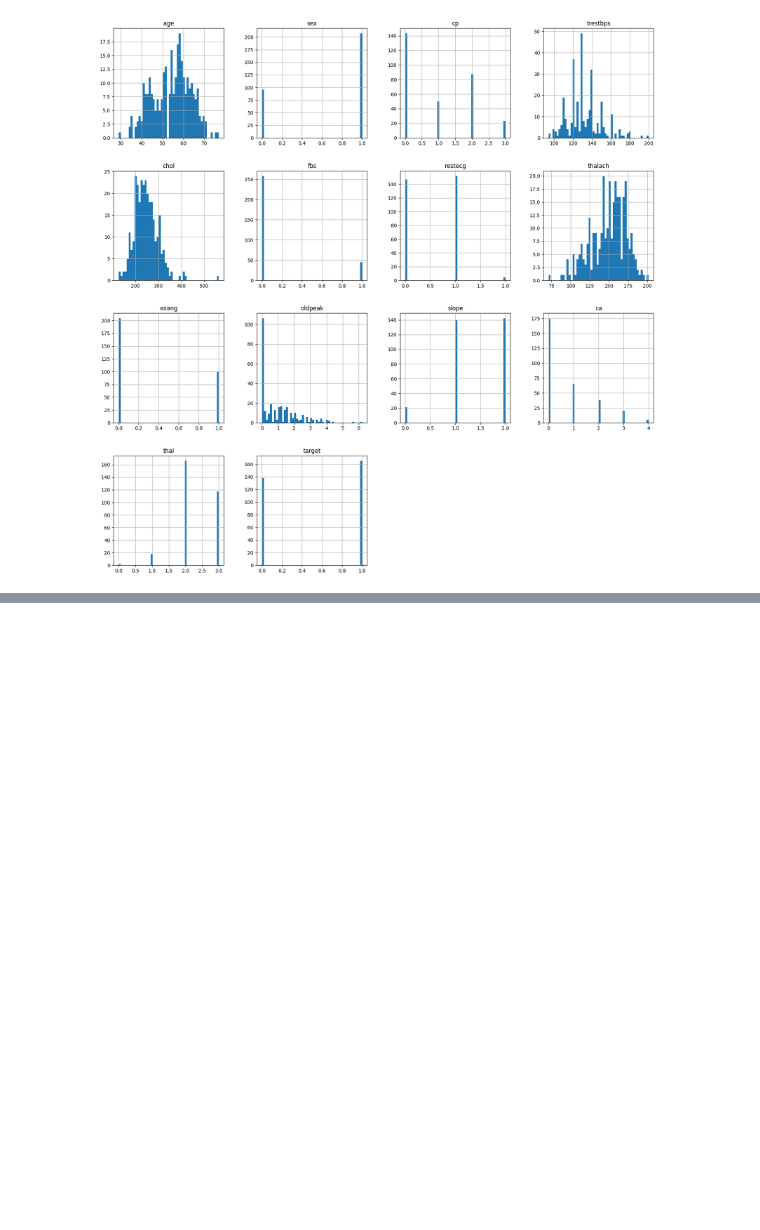
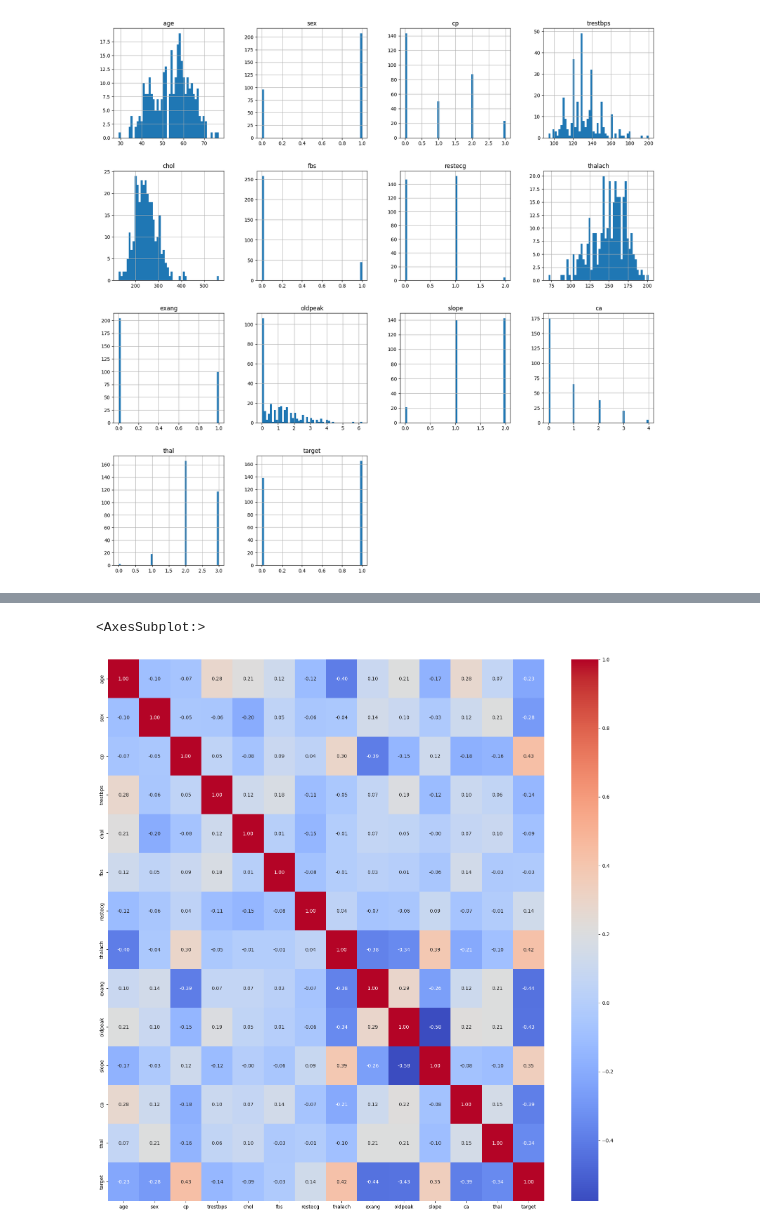
Before and after one commit to imostafizur/CSE498R, a Jupyter notebook: heart.ipynb, the cells around one changed output, grey strips where cells are left out. Cells and saved outputs as stored; diff of their text form; code cells hidden in the pictures; blank space fills up the shorter version.

```diff
--- a/heart.ipynb
+++ b/heart.ipynb
@@ -68,0 +90,4 @@ ValueError: Could not interpret input 'Target'
+# %%
+# Correlation matrix
+corr = df.corr()
+corr
@@ -68,0 +110,7 @@ ValueError: Could not interpret input 'Target'
+# %%
+# Show the correlation matrix as a heatmap
+plt.figure(figsize=(20, 20))
+sns.heatmap(corr, annot=True, fmt='.2f', cmap='coolwarm')
+# %% [output]
+<AxesSubplot:>
+[figure, added]
```
Also changed, not shown: parts of 17 cells of this notebook, 2 other files.
